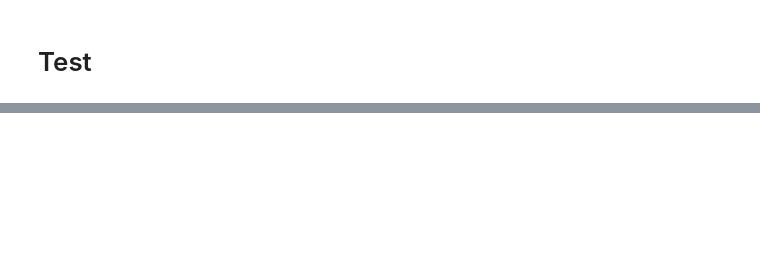
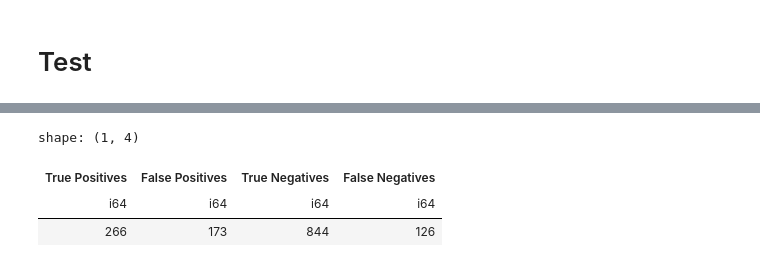
Before and after one commit to dalmeida64/NOVAIMS_EDSB25_30, a Jupyter notebook: src/04_FinalSolution/0401_final.ipynb, the cells around one changed output, grey strips where cells are left out. Cells and saved outputs as stored; diff of their text form; code cells hidden in the pictures; blank space fills up the shorter version.

```diff
--- a/src/04_FinalSolution/0401_final.ipynb
+++ b/src/04_FinalSolution/0401_final.ipynb
@@ -498,0 +563,7 @@ AttributeError: 'DataFrame' object has no attribute 'index'
+# %%
+confusion_2
+# %% [output]
+shape: (1, 4)
+| True Positives | False Positives | True Negatives | False Negatives |
+| i64 | i64 | i64 | i64 |
+| 266 | 173 | 844 | 126 |
```
Also changed, not shown: parts of 26 cells of this notebook, 2 other files.
